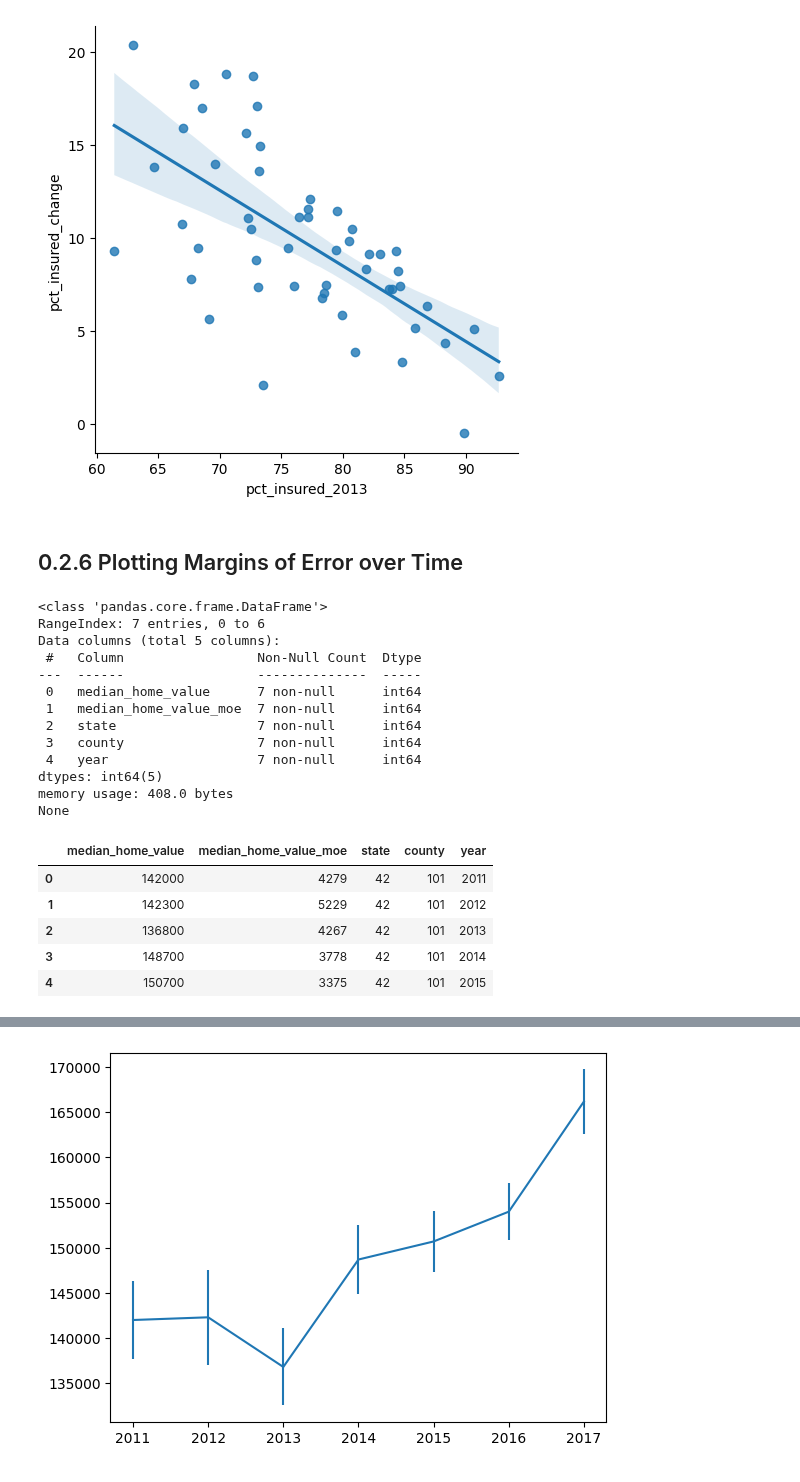
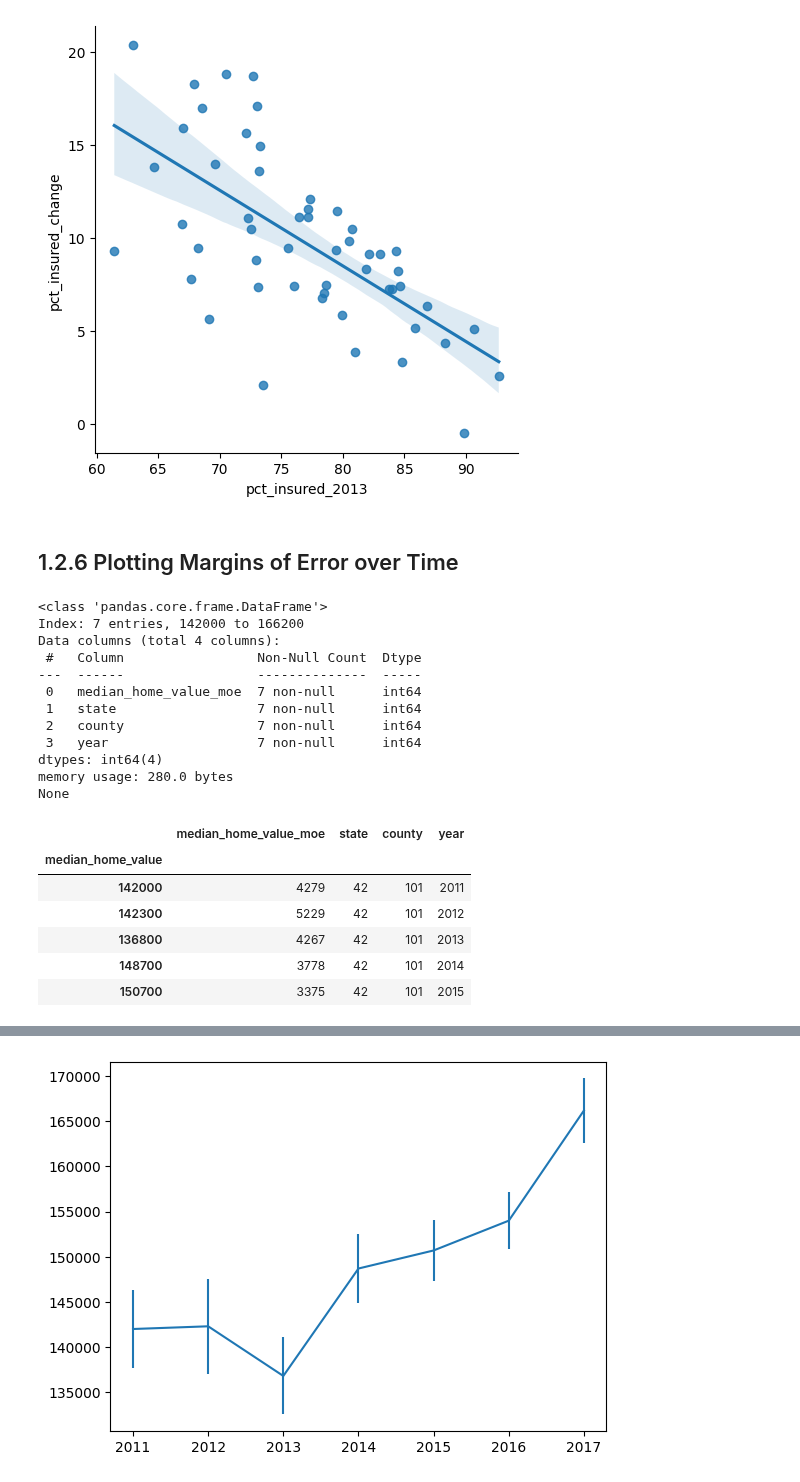
Before and after one commit to oecorrechag/geogeo, a Jupyter notebook: 1. Analyzing US Census Data in Python/notebooks/1.2.0_american Community Survey.ipynb, the cells around one changed output, grey strips where cells are left out. Saved outputs shown, nothing was run; the diff lists cells and outputs as text; code cells hidden in the pictures.

```diff
--- a/1. Analyzing US Census Data in Python/notebooks/1.2.0_american Community Survey.ipynb
+++ b/1. Analyzing US Census Data in Python/notebooks/1.2.0_american Community Survey.ipynb
@@ -139,31 +139,31 @@ plt.show()
 # %% [output]
 [figure]
 # %% [markdown]
-## 0.2.6 Plotting Margins of Error over Time
+## 1.2.6 Plotting Margins of Error over Time
 # %%
-philly = pd.read_csv(path.data_raw_dir("census/philly.csv"), sep=',')
+philly = pd.read_csv(raw / "philly.csv", sep=',', index_col=0)
 print(philly.info())
 philly.head()
 # %% [output]
 <class 'pandas.core.frame.DataFrame'>
-RangeIndex: 7 entries, 0 to 6
-Data columns (total 5 columns):
+Index: 7 entries, 142000 to 166200
+Data columns (total 4 columns):
  #   Column                 Non-Null Count  Dtype
 ---  ------                 --------------  -----
- 0   median_home_value      7 non-null      int64
- 1   median_home_value_moe  7 non-null      int64
- 2   state                  7 non-null      int64
- 3   county                 7 non-null      int64
- 4   year                   7 non-null      int64
-dtypes: int64(5)
-memory usage: 408.0 bytes
+ 0   median_home_value_moe  7 non-null      int64
+ 1   state                  7 non-null      int64
+ 2   county                 7 non-null      int64
+ 3   year                   7 non-null      int64
+dtypes: int64(4)
+memory usage: 280.0 bytes
 None
-|  | median_home_value | median_home_value_moe | state | county | year |
-| 0 | 142000 | 4279 | 42 | 101 | 2011 |
-| 1 | 142300 | 5229 | 42 | 101 | 2012 |
-| 2 | 136800 | 4267 | 42 | 101 | 2013 |
-| 3 | 148700 | 3778 | 42 | 101 | 2014 |
-| 4 | 150700 | 3375 | 42 | 101 | 2015 |
+|  | median_home_value_moe | state | county | year |
+| median_home_value |  |  |  |  |
+| 142000 | 4279 | 42 | 101 | 2011 |
+| 142300 | 5229 | 42 | 101 | 2012 |
+| 136800 | 4267 | 42 | 101 | 2013 |
+| 148700 | 3778 | 42 | 101 | 2014 |
+| 150700 | 3375 | 42 | 101 | 2015 |
 # %%
 # Calculate and inspect Relative Margin of Error
 philly["rmoe"] = 100 * philly["median_home_value_moe"] / philly["median_home_value"]
```
Also changed, not shown: parts of 1 cell of this notebook.
